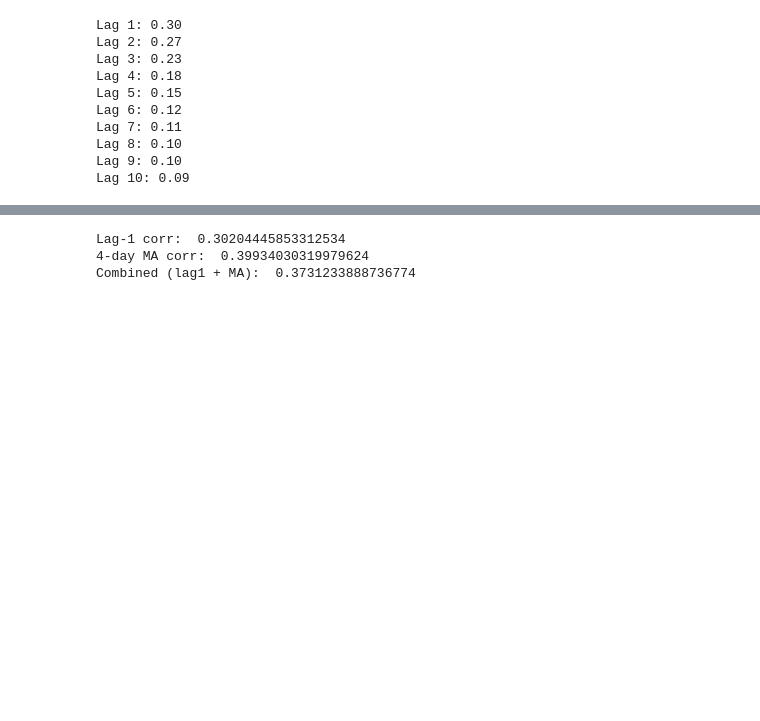
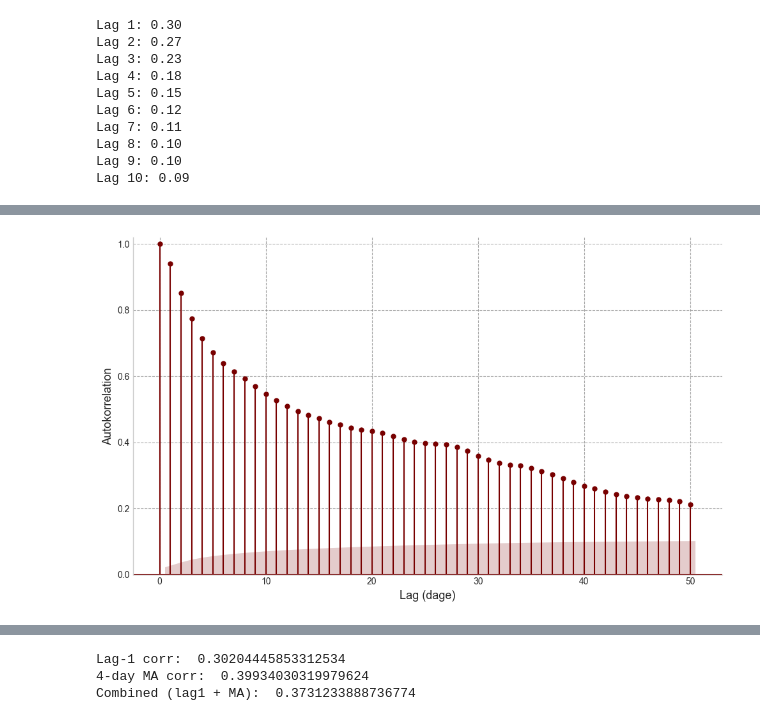
Before and after one commit to nicolaigarder/Forecasting-water-inflow, a Jupyter notebook: Exploratory analysis/Exploratory.ipynb, the cells around one changed output, grey strips where cells are left out. Drawn from its saved outputs; the diff is of its cells as text; code cells hidden in the pictures; blank space fills up the shorter version.

```diff
--- a/Exploratory analysis/Exploratory.ipynb
+++ b/Exploratory analysis/Exploratory.ipynb
@@ -256,0 +303,45 @@ plt.show()
+# %%
+import numpy as np
+import matplotlib.pyplot as plt
+from statsmodels.graphics.tsaplots import plot_acf
+from matplotlib.collections import PolyCollection
+
+farve = colors["barn_red"]
+plt.style.use('seaborn-v0_8-whitegrid')
+
+fig, ax = plt.subplots(figsize=(10, 6))
+
+# Tegn ACF med CI-skygge
+plot_acf(
+    df['KarupBro_m3_day'].dropna(),
+    lags=50,
+    ax=ax,
+    color=farve,
+    vlines_kwargs={'color': farve},
+    alpha=0.05
+)
+for col in ax.collections:
+    if isinstance(col, PolyCollection):
+        col.set_facecolor(farve)
+        col.set_alpha(0.2)
+        break
+
+# Fjern den gamle titel
+ax.set_title("")
+
+# Sæt y-aksens bund til 0, og top til lige over maksimum
+y_min, y_max = ax.get_ylim()
+ax.set_ylim(0, y_max + 0.02)
+
+# Styling
+ax.set_xlabel("Lag (dage)", fontsize=13)
+ax.set_ylabel("Autokorrelation", fontsize=13)
+ax.tick_params()
+ax.grid(True, linestyle='--', alpha=0.7, color='grey')
+for spine in ['top', 'right']:
+    ax.spines[spine].set_visible(False)
+
+plt.tight_layout()
+plt.show()
+# %% [output]
+[figure, added]
```
Also changed, not shown: parts of 4 cells of this notebook, 4 other files.
